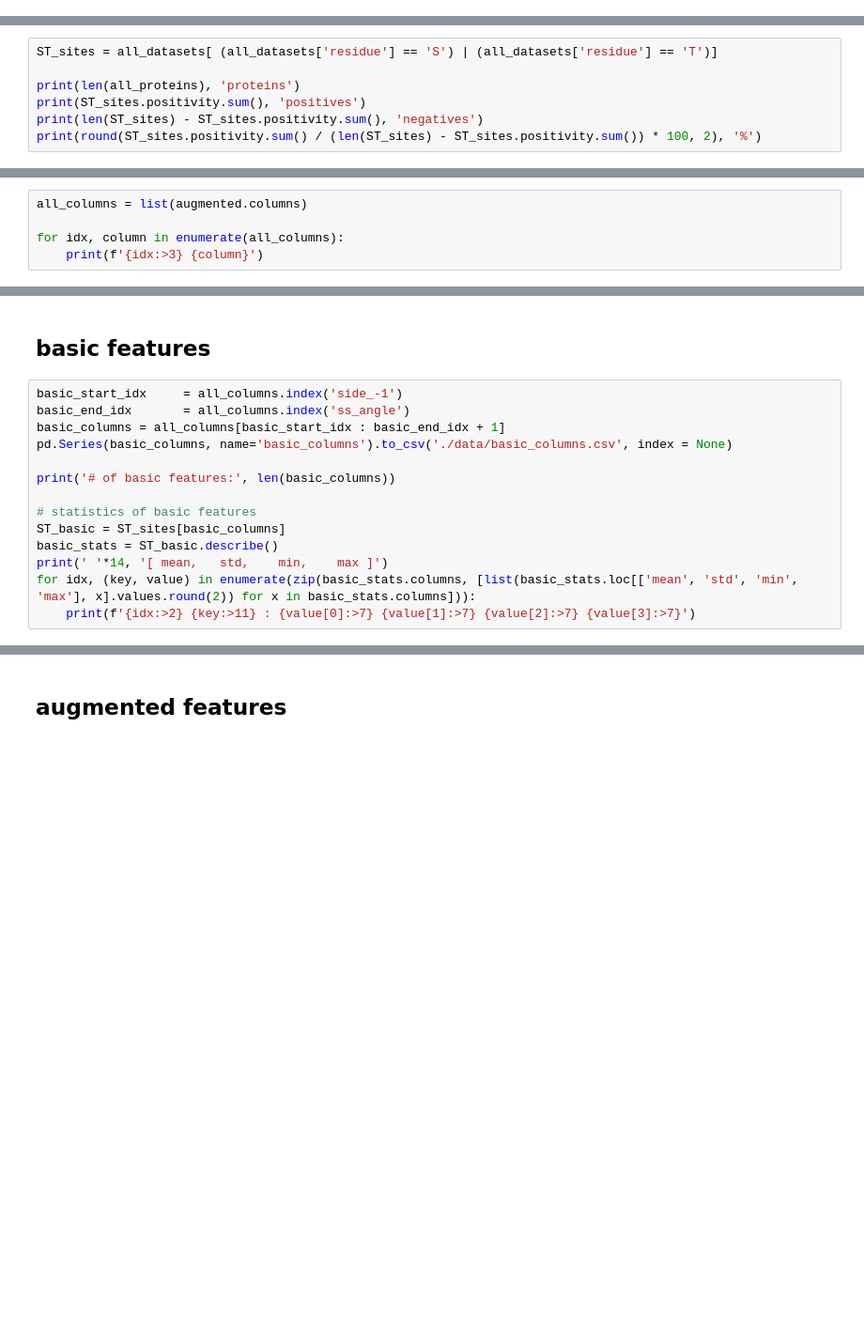
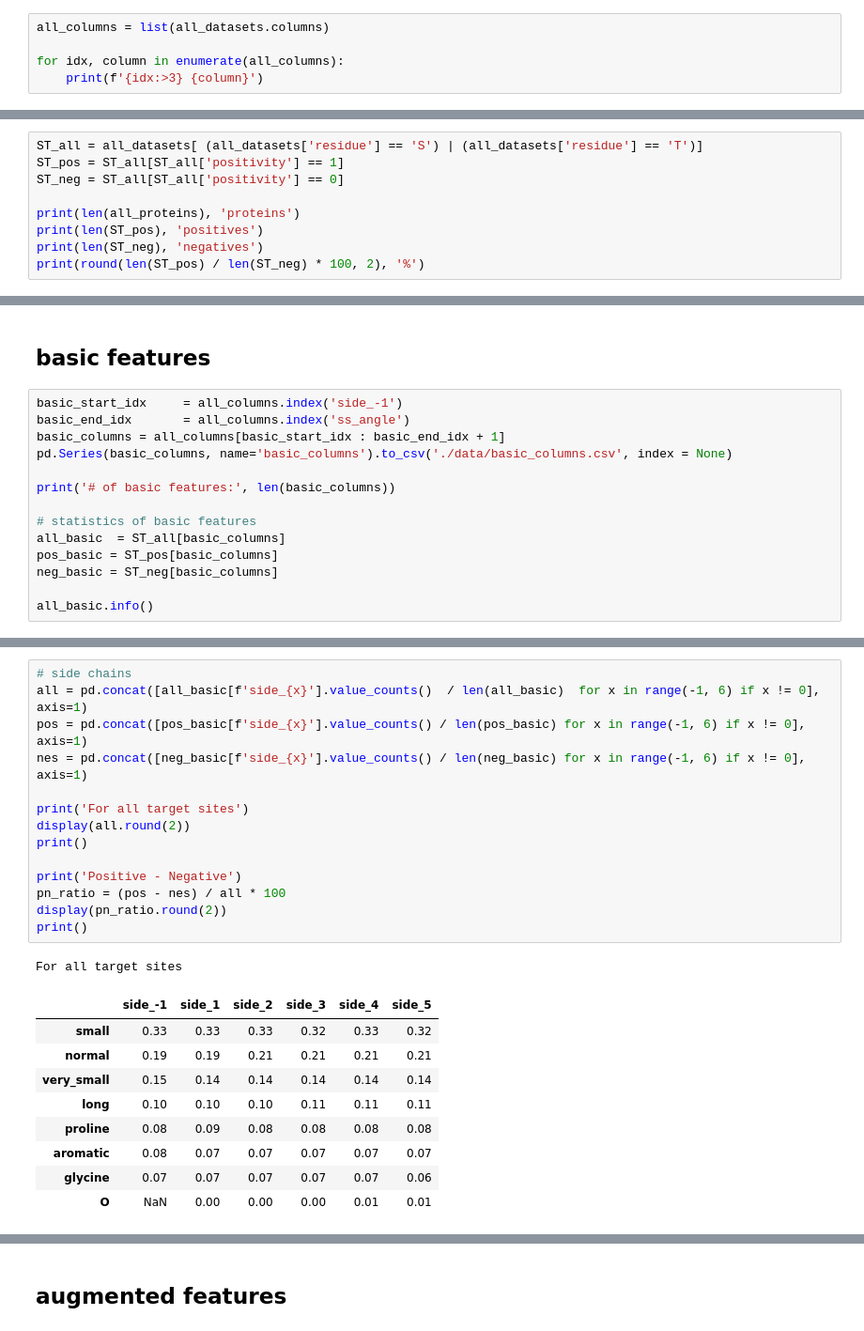
Before and after one commit to pseokyoung/glycosylation, a Jupyter notebook: o-linked-site-prediction-feature-augment/0_1_process oglcnacome, secondary, augmented features.ipynb, the cells around one changed output, grey strips where cells are left out. Shown: that part at 94% size. Drawn from its saved outputs; the diff is of its cells as text; blank space fills up the shorter version.

Commit message:
revision of 0_1_process dataset

```diff
--- a/o-linked-site-prediction-feature-augment/0_1_process oglcnacome, secondary, augmented features.ipynb
+++ b/o-linked-site-prediction-feature-augment/0_1_process oglcnacome, secondary, augmented features.ipynb
@@ -335,22 +335,24 @@ for protein_id in check_proteins:
 all_datasets = pd.concat(all_datasets, axis=0)
 # %% [output]
 P26039 has 101972 null values
+# %%
+all_columns = list(all_datasets.columns)
+
+for idx, column in enumerate(all_columns):
+    print(f'{idx:>3} {column}')
 # %% [markdown]
 # data analysis
 # %%
-ST_sites = all_datasets[ (all_datasets['residue'] == 'S') | (all_datasets['residue'] == 'T')]
+ST_all = all_datasets[ (all_datasets['residue'] == 'S') | (all_datasets['residue'] == 'T')]
+ST_pos = ST_all[ST_all['positivity'] == 1]
+ST_neg = ST_all[ST_all['positivity'] == 0]
 
 print(len(all_proteins), 'proteins')
-print(ST_sites.positivity.sum(), 'positives')
-print(len(ST_sites) - ST_sites.positivity.sum(), 'negatives')
-print(round(ST_sites.positivity.sum() / (len(ST_sites) - ST_sites.positivity.sum()) * 100, 2), '%')
+print(len(ST_pos), 'positives')
+print(len(ST_neg), 'negatives')
+print(round(len(ST_pos) / len(ST_neg) * 100, 2), '%')
 # %% [output]
 104 proteins
 428 positives
 11100 negatives
 3.86 %
-# %%
-all_columns = list(augmented.columns)
-
-for idx, column in enumerate(all_columns):
-    print(f'{idx:>3} {column}')
@@ -383,10 +367,10 @@ pd.Series(basic_columns, name='basic_columns').to_csv('./data/basic_columns.csv'
 print('# of basic features:', len(basic_columns))
 
 # statistics of basic features
-ST_basic = ST_sites[basic_columns]
-basic_stats = ST_basic.describe()
-print(' '*14, '[ mean,   std,    min,    max ]')
-for idx, (key, value) in enumerate(zip(basic_stats.columns, [list(basic_stats.loc[['mean', 'std', 'min', 'max'], x].values.round(2)) for x in basic_stats.columns])):
-    print(f'{idx:>2} {key:>11} : {value[0]:>7} {value[1]:>7} {value[2]:>7} {value[3]:>7}')
+all_basic  = ST_all[basic_columns]
+pos_basic = ST_pos[basic_columns]
+neg_basic = ST_neg[basic_columns]
+
+all_basic.info()
 # %% [output]
 # of basic features: 13
@@ -398,0 +424,25 @@ for idx, (key, value) in enumerate(zip(basic_stats.columns, [list(basic_stats.lo
+# %%
+# side chains
+all = pd.concat([all_basic[f'side_{x}'].value_counts()  / len(all_basic)  for x in range(-1, 6) if x != 0], axis=1)
+pos = pd.concat([pos_basic[f'side_{x}'].value_counts() / len(pos_basic) for x in range(-1, 6) if x != 0], axis=1)
+nes = pd.concat([neg_basic[f'side_{x}'].value_counts() / len(neg_basic) for x in range(-1, 6) if x != 0], axis=1)
+
+print('For all target sites')
+display(all.round(2))
+print()
+
+print('Positive - Negative')
+pn_ratio = (pos - nes) / all * 100
+display(pn_ratio.round(2))
+print()
+# %% [output]
+For all target sites
+|  | side_-1 | side_1 | side_2 | side_3 | side_4 | side_5 |
+| small | 0.33 | 0.33 | 0.33 | 0.32 | 0.33 | 0.32 |
+| normal | 0.19 | 0.19 | 0.21 | 0.21 | 0.21 | 0.21 |
+| very_small | 0.15 | 0.14 | 0.14 | 0.14 | 0.14 | 0.14 |
+| long | 0.10 | 0.10 | 0.10 | 0.11 | 0.11 | 0.11 |
+| proline | 0.08 | 0.09 | 0.08 | 0.08 | 0.08 | 0.08 |
+| aromatic | 0.08 | 0.07 | 0.07 | 0.07 | 0.07 | 0.07 |
+| glycine | 0.07 | 0.07 | 0.07 | 0.07 | 0.07 | 0.06 |
+| O | NaN | 0.00 | 0.00 | 0.00 | 0.01 | 0.01 |
```
Also changed, not shown: parts of 19 cells of this notebook.
